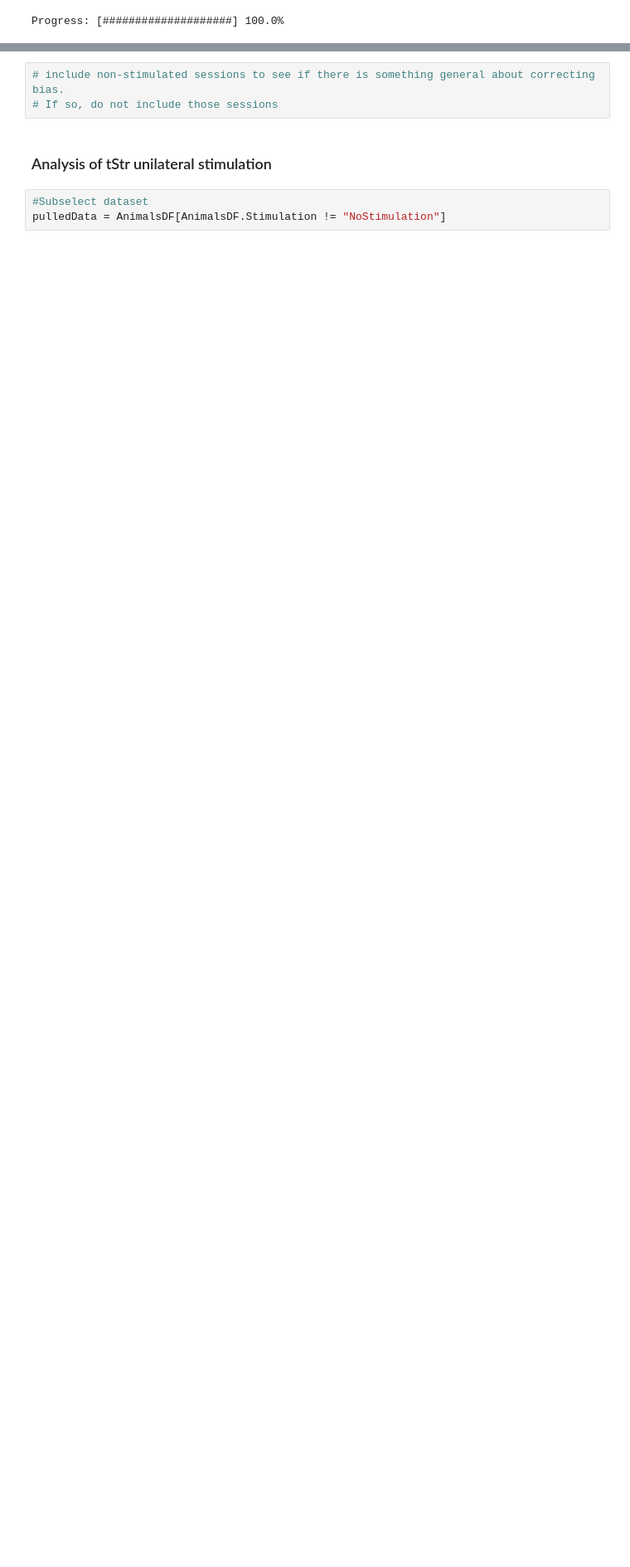
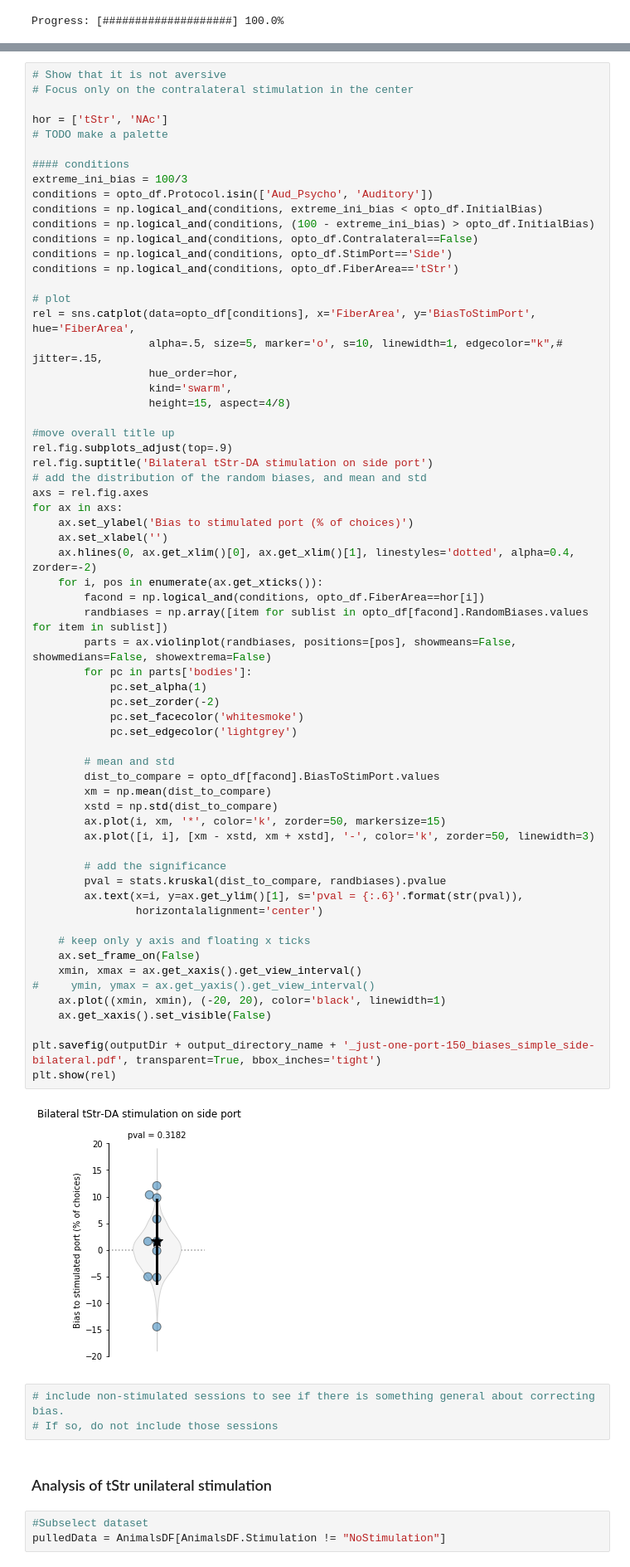
Before and after one commit to HernandoMV/BehaviouralAnalysis, a Jupyter notebook: Dopamine_optostimulation.ipynb, the cells around one changed output, grey strips where cells are left out. Shown at 83% size. Saved outputs shown, nothing was run; the diff lists cells and outputs as text; blank space fills up the shorter version.

```diff
--- a/Dopamine_optostimulation.ipynb
+++ b/Dopamine_optostimulation.ipynb
@@ -417,3 +491,68 @@ plt.show(rel)
+# %%
+# Show that it is not aversive
+# Focus only on the contralateral stimulation in the center
+
+hor = ['tStr', 'NAc']
+# TODO make a palette
+
+#### conditions
+extreme_ini_bias = 100/3
+conditions = opto_df.Protocol.isin(['Aud_Psycho', 'Auditory'])
+conditions = np.logical_and(conditions, extreme_ini_bias < opto_df.InitialBias)
+conditions = np.logical_and(conditions, (100 - extreme_ini_bias) > opto_df.InitialBias)
+conditions = np.logical_and(conditions, opto_df.Contralateral==False)
+conditions = np.logical_and(conditions, opto_df.StimPort=='Side')
+conditions = np.logical_and(conditions, opto_df.FiberArea=='tStr')
+
+# plot
+rel = sns.catplot(data=opto_df[conditions], x='FiberArea', y='BiasToStimPort', hue='FiberArea',
+                  alpha=.5, size=5, marker='o', s=10, linewidth=1, edgecolor="k",# jitter=.15,
+                  hue_order=hor,
+                  kind='swarm',
+                  height=15, aspect=4/8)
+
+#move overall title up
+rel.fig.subplots_adjust(top=.9)
+rel.fig.suptitle('Bilateral tStr-DA stimulation on side port')
+# add the distribution of the random biases, and mean and std
+axs = rel.fig.axes
+for ax in axs:
+    ax.set_ylabel('Bias to stimulated port (% of choices)')
+    ax.set_xlabel('')
+    ax.hlines(0, ax.get_xlim()[0], ax.get_xlim()[1], linestyles='dotted', alpha=0.4, zorder=-2)
+    for i, pos in enumerate(ax.get_xticks()):
+        facond = np.logical_and(conditions, opto_df.FiberArea==hor[i])
+        randbiases = np.array([item for sublist in opto_df[facond].RandomBiases.values for item in sublist])
+        parts = ax.violinplot(randbiases, positions=[pos], showmeans=False, showmedians=False, showextrema=False)
+        for pc in parts['bodies']:
+            pc.set_alpha(1)
+            pc.set_zorder(-2)
+            pc.set_facecolor('whitesmoke')
+            pc.set_edgecolor('lightgrey')
+
+        # mean and std
+        dist_to_compare = opto_df[facond].BiasToStimPort.values
+        xm = np.mean(dist_to_compare)
+        xstd = np.std(dist_to_compare)
+        ax.plot(i, xm, '*', color='k', zorder=50, markersize=15)
+        ax.plot([i, i], [xm - xstd, xm + xstd], '-', color='k', zorder=50, linewidth=3)
+
+        # add the significance
+        pval = stats.kruskal(dist_to_compare, randbiases).pvalue
+        ax.text(x=i, y=ax.get_ylim()[1], s='pval = {:.6}'.format(str(pval)),
+                horizontalalignment='center')
+
+    # keep only y axis and floating x ticks
+    ax.set_frame_on(False)
+    xmin, xmax = ax.get_xaxis().get_view_interval()
+#     ymin, ymax = ax.get_yaxis().get_view_interval()
+    ax.plot((xmin, xmin), (-20, 20), color='black', linewidth=1)
+    ax.get_xaxis().set_visible(False)
+
+plt.savefig(outputDir + output_directory_name + '_just-one-port-150_biases_simple_side-bilateral.pdf', transparent=True, bbox_inches='tight')
+plt.show(rel)
+# %% [output]
+[figure, added]
 # %%
 # include non-stimulated sessions to see if there is something general about correcting bias.
 # If so, do not include those sessions
```
Also changed, not shown: parts of 14 cells of this notebook.
